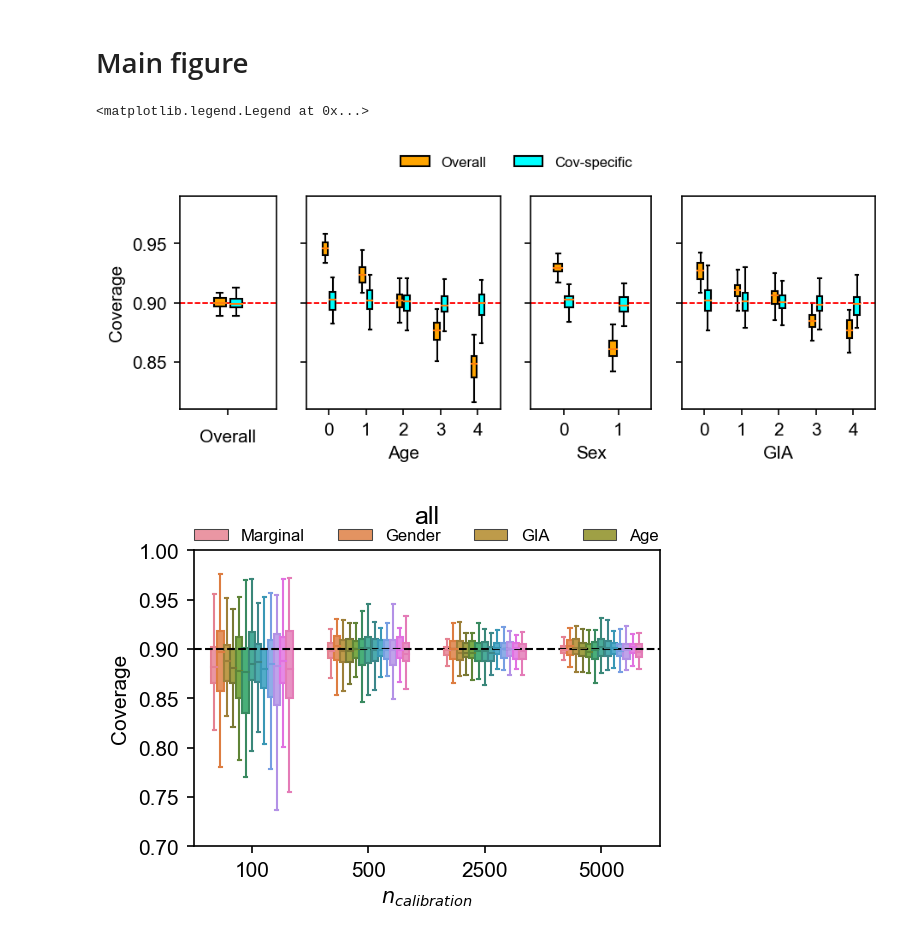
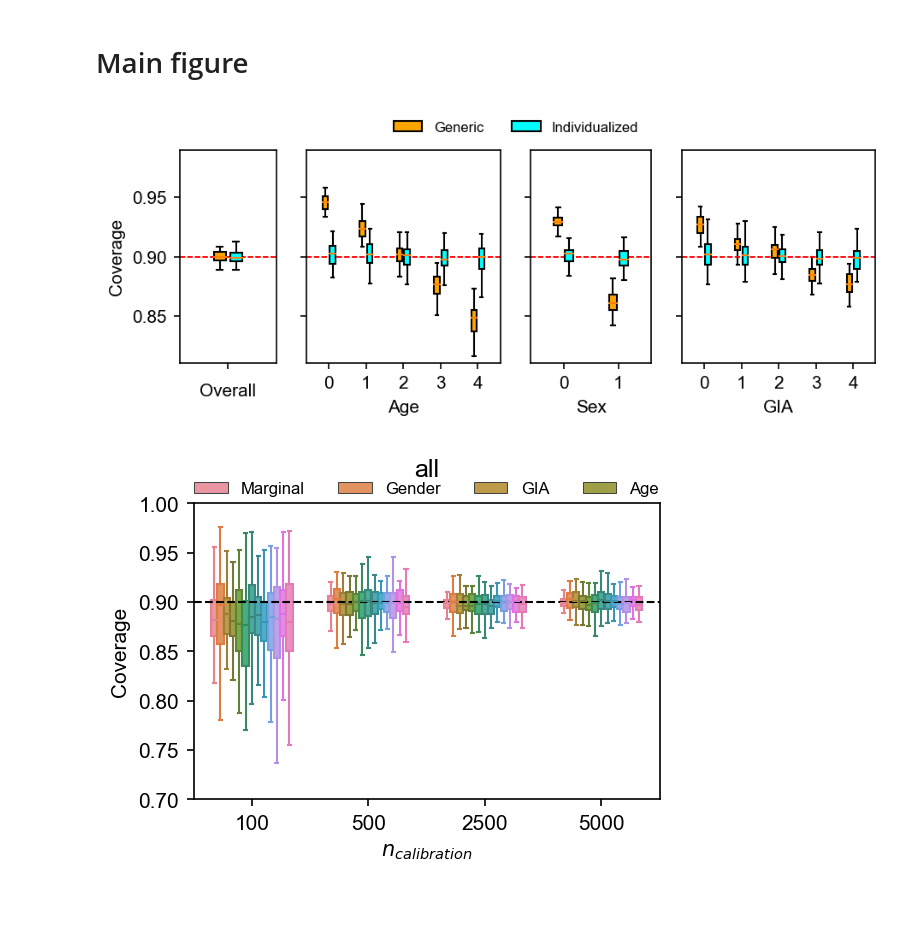
Before and after one commit to KangchengHou/calpred-manuscript, a Jupyter notebook: experiments/simulation/simulate.ipynb, the cells around one changed output. Cells and saved outputs as stored; diff of their text form; code cells hidden in the pictures; blank space fills up the shorter version.

```diff
--- a/experiments/simulation/simulate.ipynb
+++ b/experiments/simulation/simulate.ipynb
@@ -300,39 +300,38 @@ df_plot["group"] = df_plot["group"].replace(
 )
 df_plot["subgroup"] = df_plot["col"].apply(
     lambda x: x.rsplit("_", 1)[1] if "_" in x else ""
 )
 
 group_boxplot(
     df_plot,
     val_col="coverage",
     group_list=["Overall", "Age", "Sex", "GIA"],
     pos_offset=0.1,
     axes=axes,
     color="cyan",
 )
 
 axes[0].set_ylim(0.81, 0.99)
 
 
 legend_elements = [
-    Patch(facecolor="orange", edgecolor="k", label="Overall"),
-    Patch(facecolor="cyan", edgecolor="k", label="Cov-specific"),
+    Patch(facecolor="orange", edgecolor="k", label="Generic"),
+    Patch(facecolor="cyan", edgecolor="k", label="Individualized"),
 ]
 
 # Create the figure
 fig.legend(
     handles=legend_elements,
     loc="center",
     ncol=2,
-    bbox_to_anchor=(0.5, 1.0),
+    bbox_to_anchor=(0.5, 0.96),
     fontsize=8,
     frameon=False,
 )
 
-# plt.savefig("results/main_coverage.pdf", bbox_inches="tight")
+plt.savefig("results/main_coverage.pdf", bbox_inches="tight")
 # %% [output]
-<matplotlib.legend.Legend at 0x...>
-[figure, old version]
+[figure, new version]
 # %%
 # effect of number of dummy variables to the calibration
 # %%
```
Also changed, not shown: 3 other files.
